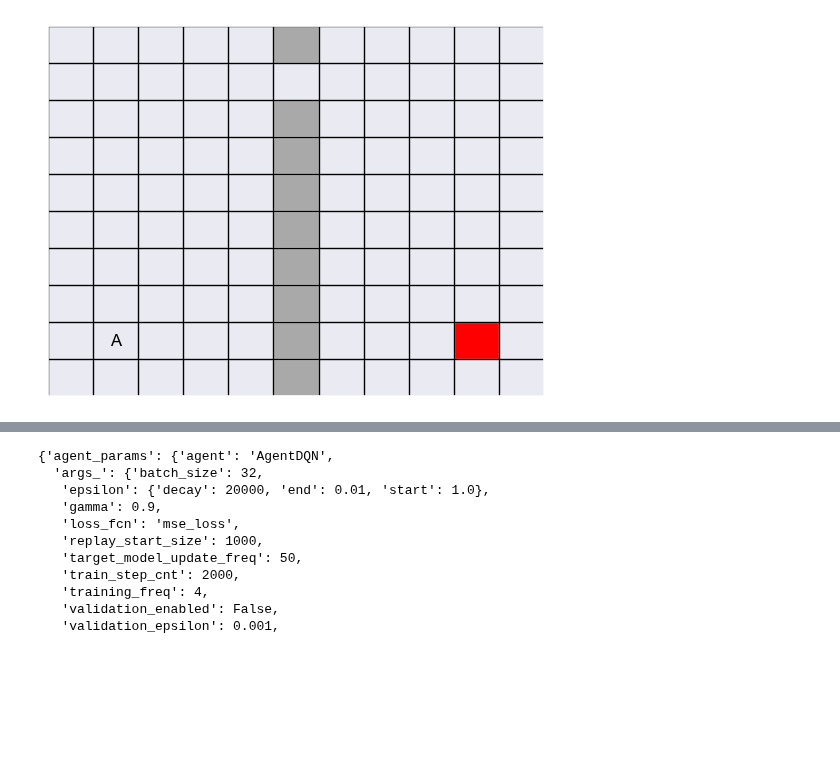
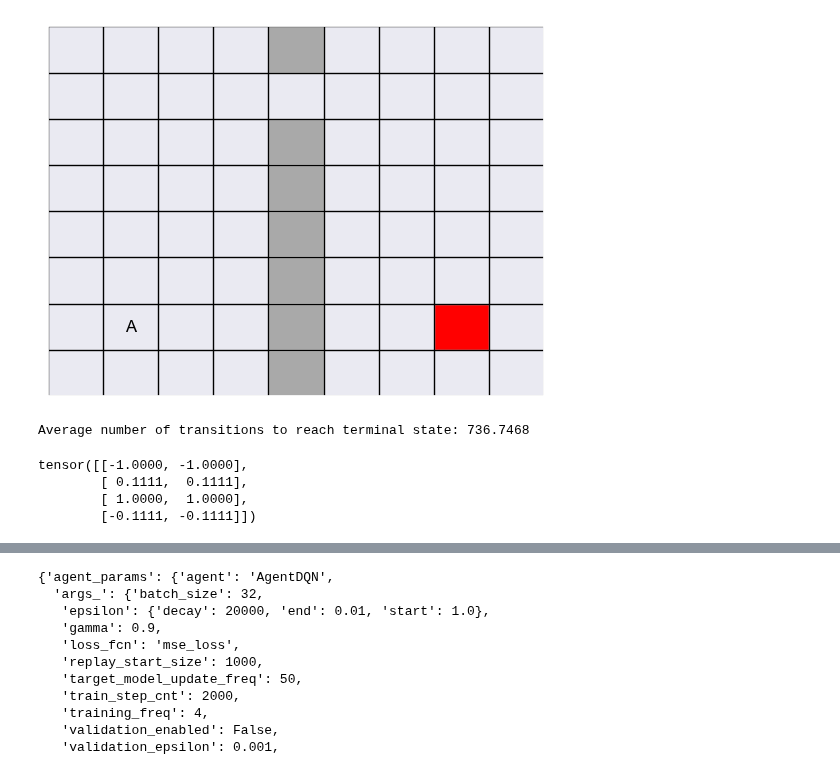
Before and after one commit to mariusdgm/phd-research, a Jupyter notebook: experiments/dqn/check_experiment.ipynb, the cells around one changed output, grey strips where cells are left out. Saved outputs shown, nothing was run; the diff lists cells and outputs as text; code cells hidden in the pictures; blank space fills up the shorter version.

Commit message:
completed experiment with wall

```diff
--- a/experiments/dqn/check_experiment.ipynb
+++ b/experiments/dqn/check_experiment.ipynb
@@ -59,28 +64,81 @@ The autoreload extension is already loaded. To reload it, use:
 # %%
-terminal_states = {(8, 9): 1}
-start_state = (8, 1)
-rows = 10
-cols = 11
+terminal_states = {(6, 7): 1}
+start_state = (6, 1)
+rows = 8
+cols = 9
 seed = 2
-episode_limit = 100
+episode_limit = None
+# episode_limit = 400
 
 # random_walls = randomize_walls_positions(rows, cols, start_state, terminal_states, 0.2, seed=seed)
-random_walls = {(0, 5), (2, 5), (3, 5), (4, 5), (5, 5), (6, 5), (7, 5), (8, 5), (9, 5)}
-# random_walls = {}
+random_walls = {(0, 4), (2, 4), (3, 4), (4, 4), (5, 4), (6, 4), (7, 4), (8, 4), (9, 4)}
+# random_walls = set()
+
 # print(random_walls)
 env = make_env(
     rows,
     cols,
     start_state=start_state,
     p_success=1,
     terminal_states=terminal_states,
     seed=seed,
     walls=random_walls,
     episode_length_limit=episode_limit,
 )
 env.render()
 # %% [output]
-[figure, old version]
+[figure, new version]
+# %%
+### Find average nr of runs
+def evaluate_agent(env, num_episodes=10000):
+    transition_counts = []
+
+    for episode in range(num_episodes):
+        state = env.reset()
+        done = False
+        transition_count = 0
+
+        while not done:
+            action = env.action_space.sample()  # Take a random action
+            state, reward, done, truncated, info = env.step(action)
+            transition_count += 1
+
+        transition_counts.append(transition_count)
+        # logger.info(f"Episode {episode+1}: {transition_count} transitions")
+
+    avg_transitions = np.mean(transition_counts)
+    # print(f"Average number of transitions to reach terminal state: {avg_transitions}")
+    return avg_transitions
+
+# Example usage:
+# Assuming `agent` is already set up and `env` is your environment
+avg_transitions = evaluate_agent(env)
+print(f"Average number of transitions to reach terminal state: {avg_transitions}")
+# %% [output]
+Average number of transitions to reach terminal state: 736.7468
+# %%
+import torch
+states = torch.tensor([
+        [0, 0],       # Minimum values
+        [5, 5],       # Mid values
+        [9, 9],       # Maximum values
+        [4, 4],
+    ]).float()
+
+def standardize_states(states):
+        """Standardize states to the range [-1, 1] based on the environment's rows and cols."""
+        rows, cols = 10, 10
+        states[:, 0] = 2 * (states[:, 0] / (rows - 1)) - 1
+        states[:, 1] = 2 * (states[:, 1] / (cols - 1)) - 1
+        return states
+
+standardize_states(states)
+# standardize_states(torch.stack(states, dim=0))
+# %% [output]
+tensor([[-1.0000, -1.0000],
+        [ 0.1111,  0.1111],
+        [ 1.0000,  1.0000],
+        [-0.1111, -0.1111]])
 # %%
 [str(wall) for wall in random_walls]
 # %% [output]
```
Also changed, not shown: parts of 5 cells of this notebook, 4 other files.
